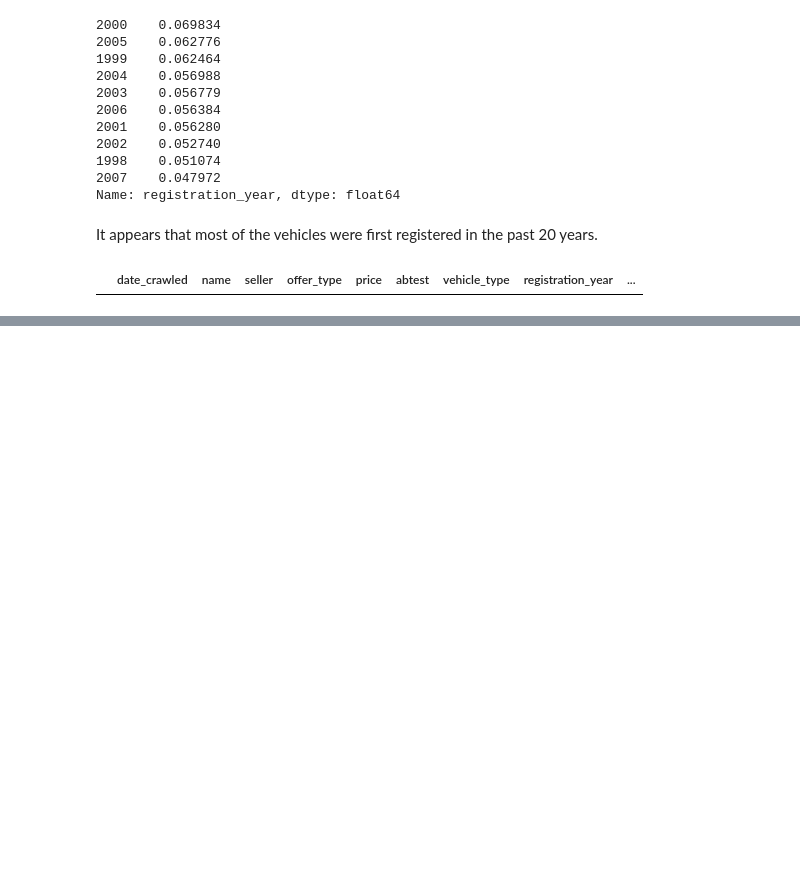
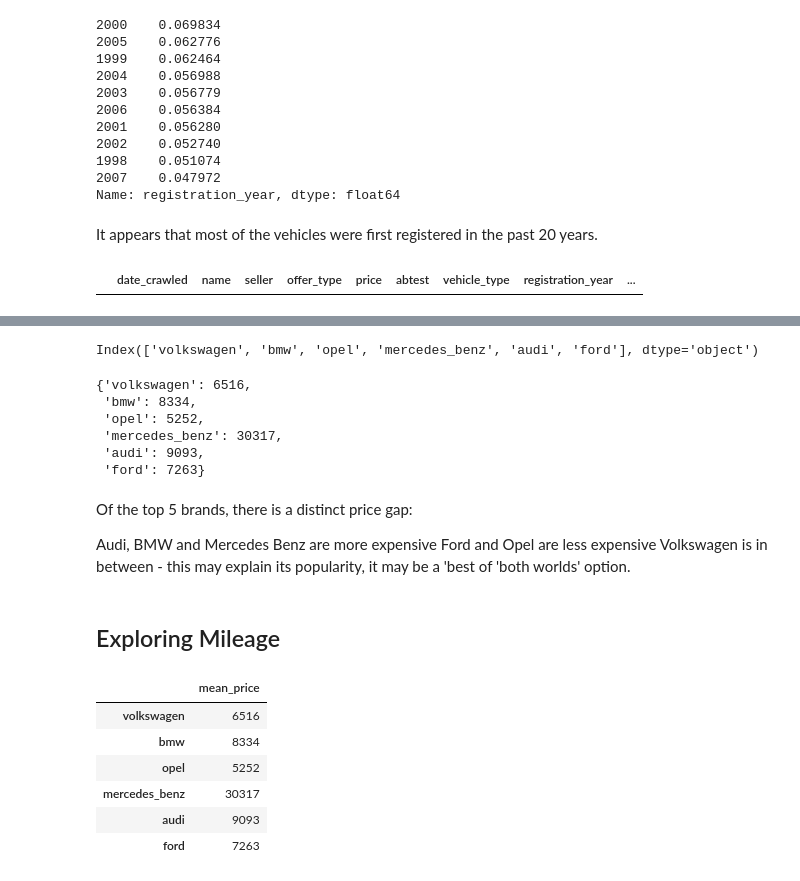
Before and after one commit to Clemo97/Ebay-Car-Sales-Data-Analysis, a Jupyter notebook: Ebay Car Sales Data Analysis.ipynb, the cells around one changed output, grey strips where cells are left out. Cells and saved outputs as stored; diff of their text form; code cells hidden in the pictures; blank space fills up the shorter version.

```diff
--- a/Ebay Car Sales Data Analysis.ipynb
+++ b/Ebay Car Sales Data Analysis.ipynb
@@ -95,6 +95,10 @@ memory usage: 7.6+ MB
 # %% [markdown]
 The following changes will be of removing non-character values from odo_meter and price.
 # %%
-autos["price"] = autos["price"].str.replace("$","")
-autos["price"]
+autos["price"] = (autos["price"]
+                          .str.replace("$","")
+                          .str.replace(",","")
+                          .astype(int)
+                          )
+autos["price"].head()
 # %% [output]
@@ -350,0 +370,41 @@ autos.loc[autos["registration_year"] < 1900]
+# %%
+brand_counts = autos["brand"].value_counts(normalize=True)
+common_brands = brand_counts[brand_counts > .05].index
+print(common_brands)
+# %% [output]
+Index(['volkswagen', 'bmw', 'opel', 'mercedes_benz', 'audi', 'ford'], dtype='object')
+# %%
+brand_mean_prices = {}
+
+for brand in common_brands:
+    brand_only = autos[autos["brand"] == brand]
+    mean_price = brand_only["price"].mean()
+    brand_mean_prices[brand] = int(mean_price)
+
+brand_mean_prices
+# %% [output]
+{'volkswagen': 6516,
+ 'bmw': 8334,
+ 'opel': 5252,
+ 'mercedes_benz': 30317,
+ 'audi': 9093,
+ 'ford': 7263}
+# %% [markdown]
+Of the top 5 brands, there is a distinct price gap:
+
+Audi, BMW and Mercedes Benz are more expensive
+Ford and Opel are less expensive
+Volkswagen is in between - this may explain its popularity, it may be a 'best of 'both worlds' option.
+# %% [markdown]
+## Exploring Mileage
+# %%
+bmp_series = pd.Series(brand_mean_prices)
+pd.DataFrame(bmp_series, columns=["mean_price"])
+# %% [output]
+|  | mean_price |
+| volkswagen | 6516 |
+| bmw | 8334 |
+| opel | 5252 |
+| mercedes_benz | 30317 |
+| audi | 9093 |
+| ford | 7263 |
```
Also changed, not shown: parts of 10 cells of this notebook.
